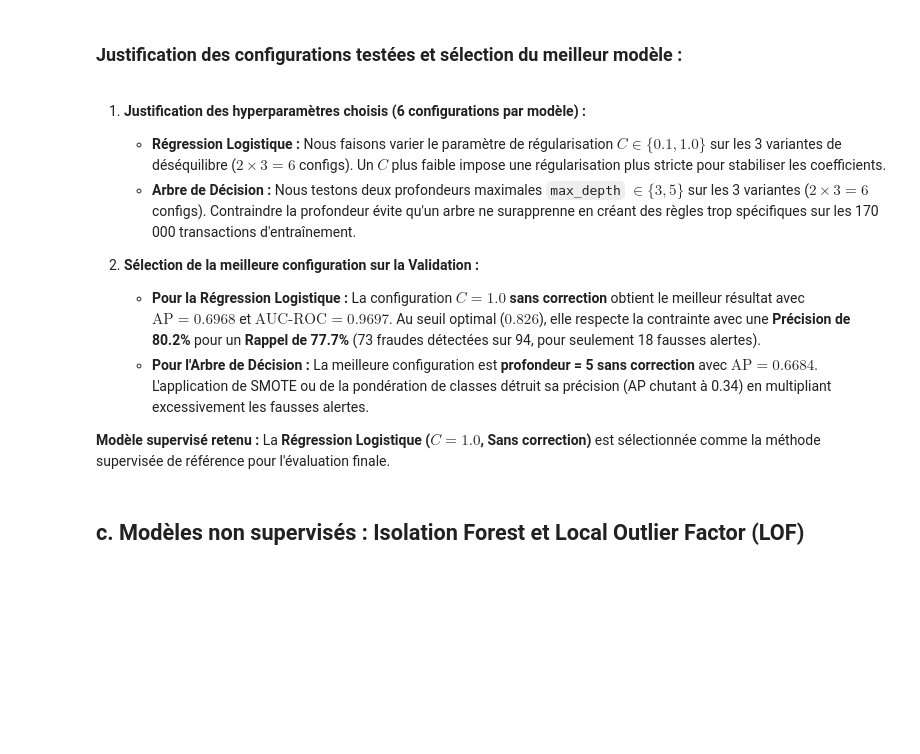
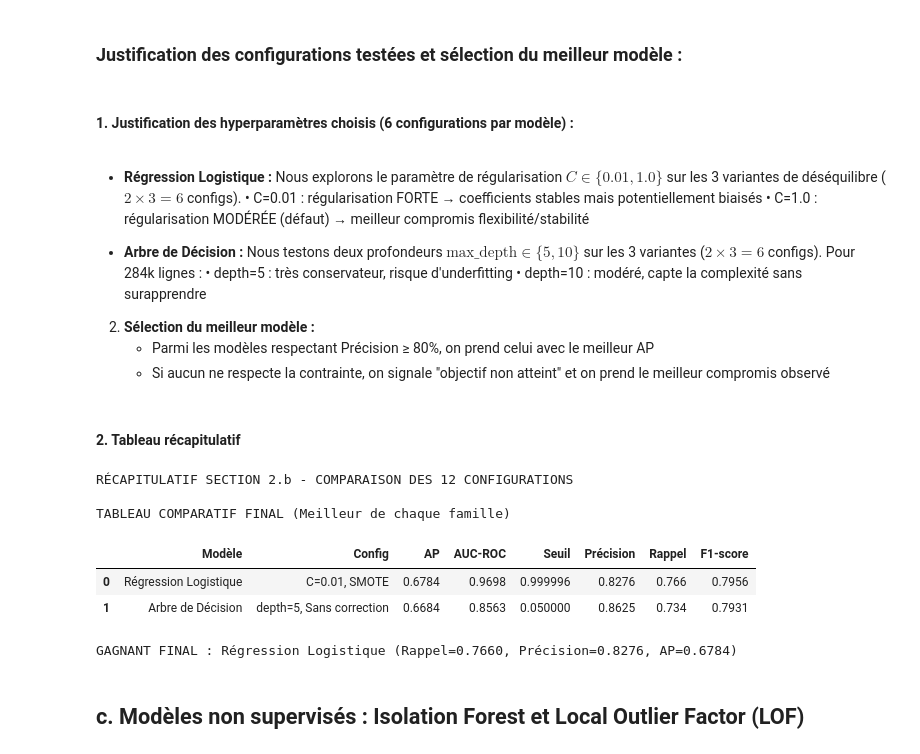
Before and after one commit to HananeDjouadi/TP-Anomalie-ML, a Jupyter notebook: notebook/partie2et3_fraudes.ipynb, the cells around one changed output. Cells and saved outputs as stored; diff of their text form; code cells hidden in the pictures; blank space fills up the shorter version.

Commit message:
changement d'hyperparam de 2.b : meilleur modele = LR avec seuil = 0,99

```diff
--- a/notebook/partie2et3_fraudes.ipynb
+++ b/notebook/partie2et3_fraudes.ipynb
@@ -279,15 +299,35 @@ Arbre de Décision : Évaluation des 6 configurations
 # %% [markdown]
 ### Justification des configurations testées et sélection du meilleur modèle :
+# %% [markdown]
+#### 1. Justification des hyperparamètres choisis (6 configurations par modèle) :
 # %% [markdown]
-1. **Justification des hyperparamètres choisis (6 configurations par modèle) :**
-   - **Régression Logistique :** Nous faisons varier le paramètre de régularisation $C \in \{0.1, 1.0\}$ sur les 3 variantes de déséquilibre ($2 \times 3 = 6$ configs). Un $C$ plus faible impose une régularisation plus stricte pour stabiliser les coefficients.
-   - **Arbre de Décision :** Nous testons deux profondeurs maximales `max_depth` $\in \{3, 5\}$ sur les 3 variantes ($2 \times 3 = 6$ configs). Contraindre la profondeur évite qu'un arbre ne surapprenne en créant des règles trop spécifiques sur les 170 000 transactions d'entraînement.
+   - **Régression Logistique :** Nous explorons le paramètre de régularisation
+     $C \in \{0.01, 1.0\}$ sur les 3 variantes de déséquilibre ($2 \times 3 = 6$ configs).
+     • C=0.01 : régularisation FORTE → coefficients stables mais potentiellement biaisés
+     • C=1.0 : régularisation MODÉRÉE (défaut) → meilleur compromis flexibilité/stabilité
 
-2. **Sélection de la meilleure configuration sur la Validation :**
-   - **Pour la Régression Logistique :** La configuration **$C = 1.0$ sans correction** obtient le meilleur résultat avec **$\text{AP} = 0.6968$** et **$\text{AUC-ROC} = 0.9697$**. Au seuil optimal ($0.826$), elle respecte la contrainte avec une **Précision de 80.2%** pour un **Rappel de 77.7%** (73 fraudes détectées sur 94, pour seulement 18 fausses alertes).
-   - **Pour l'Arbre de Décision :** La meilleure configuration est **profondeur = 5 sans correction** avec **$\text{AP} = 0.6684$**. L'application de SMOTE ou de la pondération de classes détruit sa précision (AP chutant à 0.34) en multipliant excessivement les fausses alertes.
+   - **Arbre de Décision :** Nous testons deux profondeurs $\text{max\_depth} \in \{5, 10\}$
+     sur les 3 variantes ($2 \times 3 = 6$ configs). Pour 284k lignes :
+     • depth=5 : très conservateur, risque d'underfitting
+     • depth=10 : modéré, capte la complexité sans surapprendre
 
-**Modèle supervisé retenu :** La **Régression Logistique ($C=1.0$, Sans correction)** est sélectionnée comme la méthode supervisée de référence pour l'évaluation finale.
+2. **Sélection du meilleur modèle :**
+   - Parmi les modèles respectant Précision ≥ 80%, on prend celui avec le meilleur AP
+   - Si aucun ne respecte la contrainte, on signale "objectif non atteint"
+     et on prend le meilleur compromis observé
+# %% [markdown]
+#### 2. Tableau récapitulatif
+# %%
+# Après evaluer_grille_lr() et evaluer_grille_arbre()
+modele_final, type_modele = utils_credit.recapitulatif_section_2b(df_eval_lr, df_eval_dt)
+# %% [output]
+RÉCAPITULATIF SECTION 2.b - COMPARAISON DES 12 CONFIGURATIONS
+
+TABLEAU COMPARATIF FINAL (Meilleur de chaque famille)
+|  | Modèle | Config | AP | AUC-ROC | Seuil | Précision | Rappel | F1-score |
+| 0 | Régression Logistique | C=0.01, SMOTE | 0.6784 | 0.9698 | 0.999996 | 0.8276 | 0.766 | 0.7956 |
+| 1 | Arbre de Décision | depth=5, Sans correction | 0.6684 | 0.8563 | 0.050000 | 0.8625 | 0.734 | 0.7931 |
+GAGNANT FINAL : Régression Logistique (Rappel=0.7660, Précision=0.8276, AP=0.6784)
 # %% [markdown]
 ## c. Modèles non supervisés : Isolation Forest et Local Outlier Factor (LOF)
 # %% [markdown]
```
Also changed, not shown: parts of 4 cells of this notebook, 1 other file.
